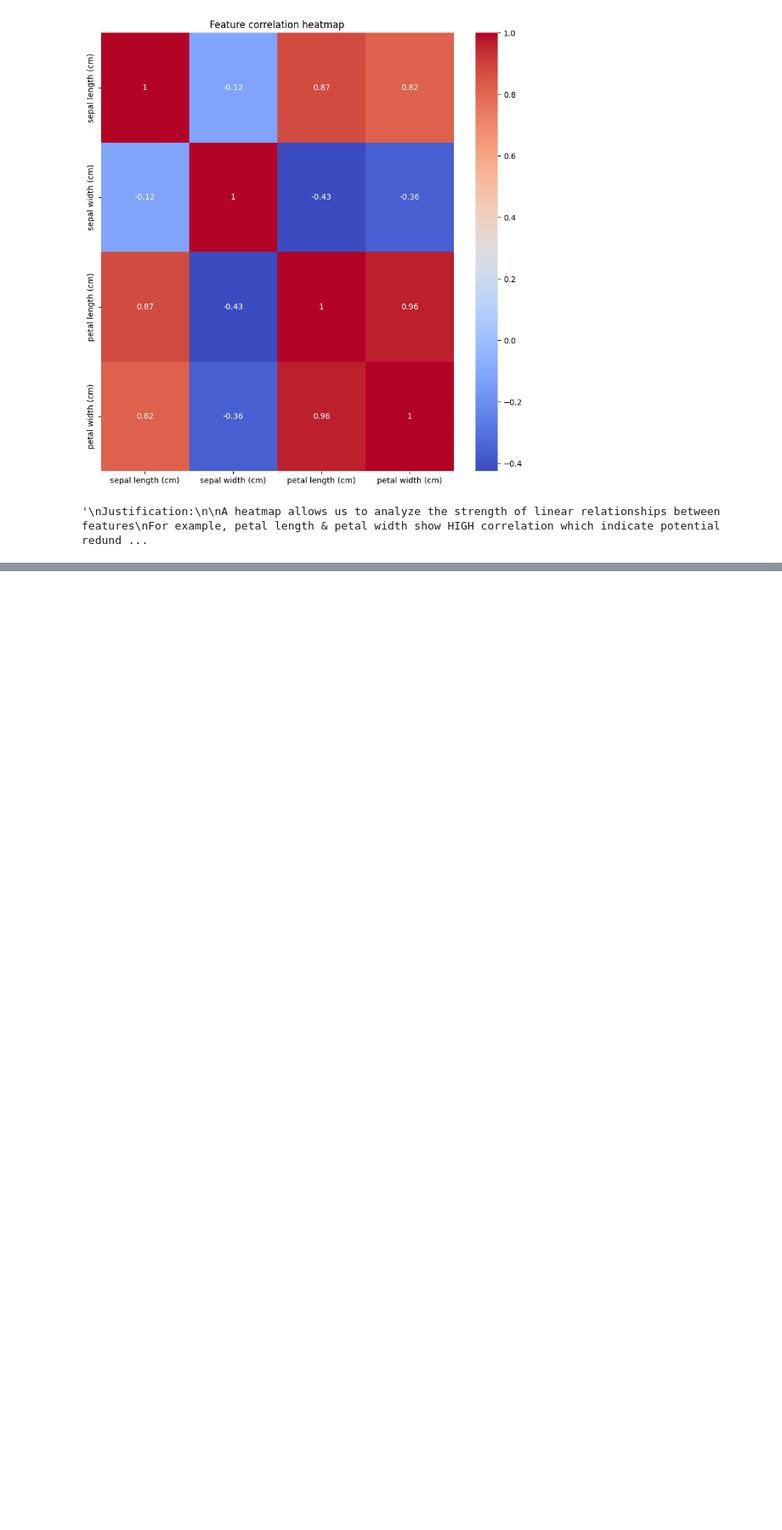
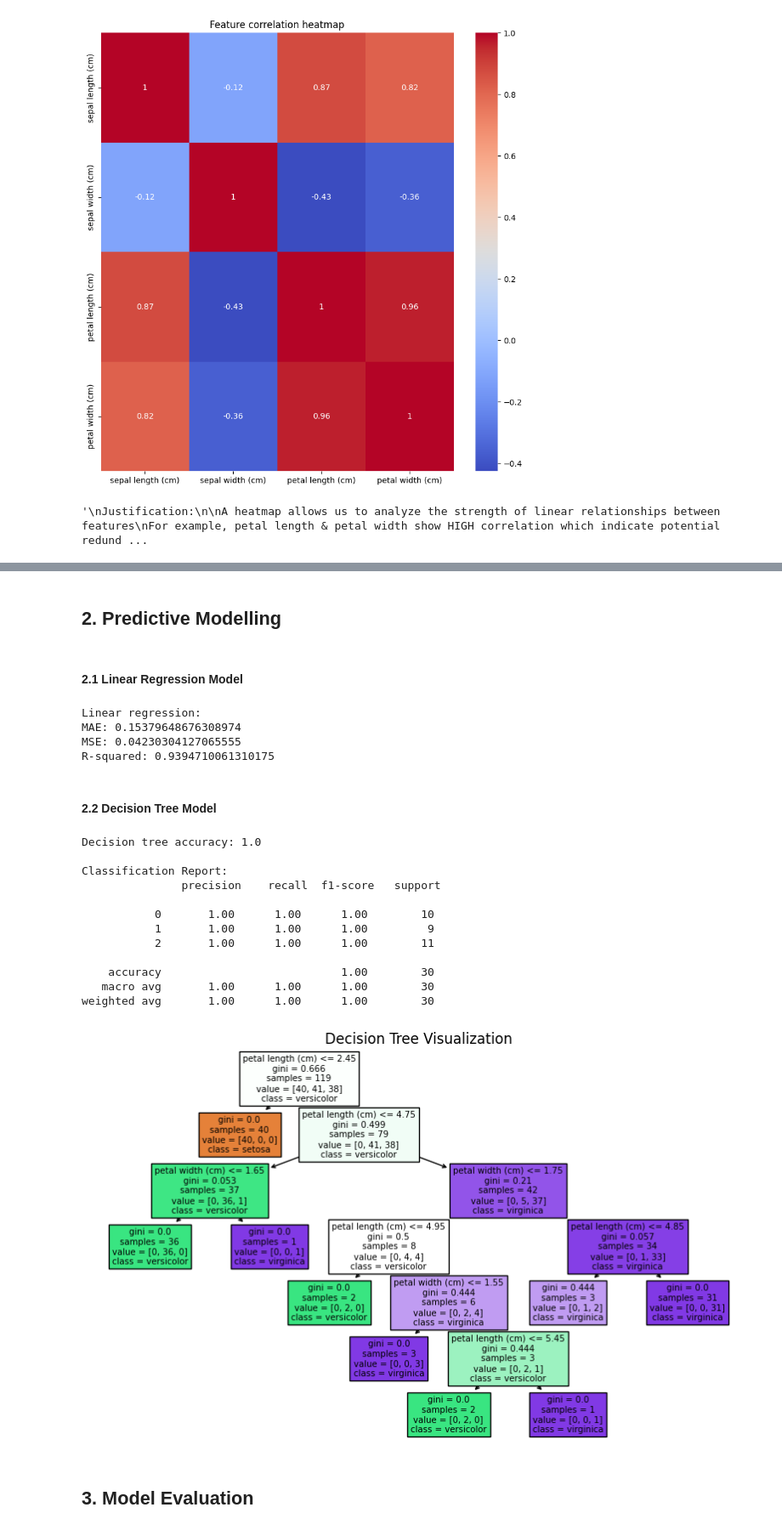
Before and after one commit to harshit4311/iris-data-analytics, a Jupyter notebook: iris_analysis.ipynb, the cells around one changed output, grey strips where cells are left out. Shown at 85% size. Drawn from its saved outputs; the diff is of its cells as text; code cells hidden in the pictures; blank space fills up the shorter version.

```diff
--- a/iris_analysis.ipynb
+++ b/iris_analysis.ipynb
@@ -264,0 +404,59 @@ For example, petal length & petal width show HIGH correlation which indicate pot
+# %% [markdown]
+## 2. Predictive Modelling
+# %%
+""" splitting the data for training/testing and model, both"""
+
+# using the earlier selected features from filter method
+X_selected = df[['petal length (cm)', 'petal width (cm)']]
+y = df['target_encoded']
+
+X_train, X_test, y_train, y_test = train_test_split(X_selected, y, test_size=0.2, random_state=42)
+# %% [markdown]
+#### 2.1 Linear Regression Model
+# %%
+lr = LinearRegression()
+lr.fit(X_train, y_train)
+y_pred_lr = lr.predict(X_test)
+
+from sklearn.metrics import mean_absolute_error, mean_squared_error, r2_score
+
+print("Linear regression:")
+print("MAE:", mean_absolute_error(y_test, y_pred_lr))
+print("MSE:", mean_squared_error(y_test, y_pred_lr))
+print("R-squared:", r2_score(y_test, y_pred_lr))
+# %% [output]
+Linear regression:
+MAE: 0.15379648676308974
+MSE: 0.04230304127065555
+R-squared: 0.9394710061310175
+# %% [markdown]
+#### 2.2 Decision Tree Model
+# %%
+dt = DecisionTreeClassifier(random_state=42)
+dt.fit(X_train, y_train)
+y_pred_dt = dt.predict(X_test)
+
+print("Decision tree accuracy:", accuracy_score(y_test, y_pred_dt))
+print("\nClassification Report:\n", classification_report(y_test, y_pred_dt))
+
+# visualize the decision tree
+plt.figure(figsize=(10,6))
+plot_tree(dt, feature_names=X_selected.columns, class_names=iris.target_names, filled=True)
+plt.title("Decision Tree Visualization")
+plt.show()
+# %% [output]
+Decision tree accuracy: 1.0
+
+Classification Report:
+               precision    recall  f1-score   support
+
+           0       1.00      1.00      1.00        10
+           1       1.00      1.00      1.00         9
+           2       1.00      1.00      1.00        11
+
+    accuracy                           1.00        30
+   macro avg       1.00      1.00      1.00        30
+weighted avg       1.00      1.00      1.00        30
+[figure, added]
+# %% [markdown]
+## 3. Model Evaluation
```
Also changed, not shown: parts of 30 cells of this notebook.
